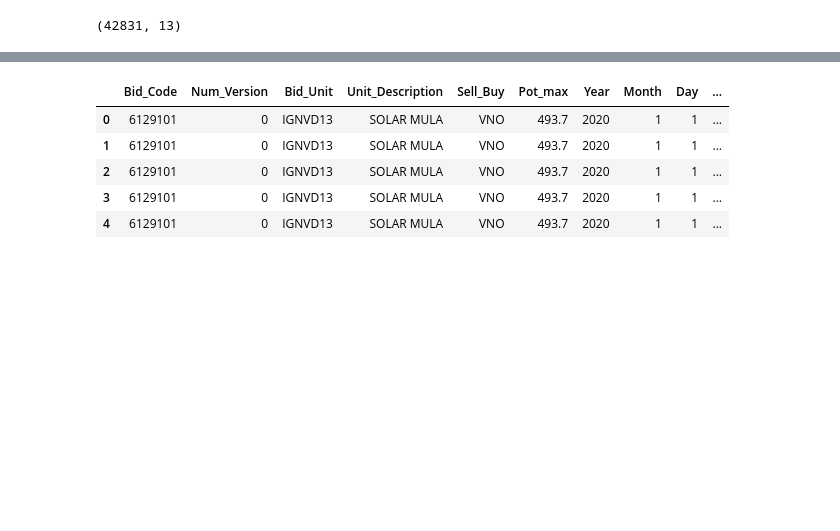
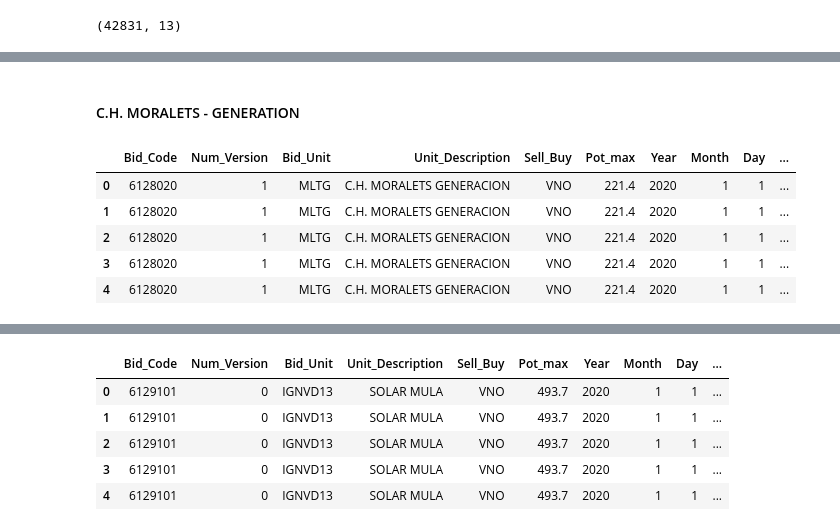
Before and after one commit to luisdelpozo/TFM, a Jupyter notebook: 02_RawData_OMIE_UNITS.ipynb, the cells around one changed output, grey strips where cells are left out. Drawn from its saved outputs; the diff is of its cells as text; code cells hidden in the pictures; blank space fills up the shorter version.

```diff
--- a/02_RawData_OMIE_UNITS.ipynb
+++ b/02_RawData_OMIE_UNITS.ipynb
@@ -518,0 +513,2 @@ df_COFRENTES = df_sel_unit('COF1')
+# %% [markdown]
+#### C.H. MORALETS - GENERATION
@@ -518,0 +517,9 @@ df_COFRENTES = df_sel_unit('COF1')
+# %%
+df_MORALETS.head()
+# %% [output]
+|  | Bid_Code | Num_Version | Bid_Unit | Unit_Description | Sell_Buy | Pot_max | Year | Month | Day | ... |
+| 0 | 6128020 | 1 | MLTG | C.H. MORALETS GENERACION | VNO | 221.4 | 2020 | 1 | 1 | ... |
+| 1 | 6128020 | 1 | MLTG | C.H. MORALETS GENERACION | VNO | 221.4 | 2020 | 1 | 1 | ... |
+| 2 | 6128020 | 1 | MLTG | C.H. MORALETS GENERACION | VNO | 221.4 | 2020 | 1 | 1 | ... |
+| 3 | 6128020 | 1 | MLTG | C.H. MORALETS GENERACION | VNO | 221.4 | 2020 | 1 | 1 | ... |
+| 4 | 6128020 | 1 | MLTG | C.H. MORALETS GENERACION | VNO | 221.4 | 2020 | 1 | 1 | ... |
```
Also changed, not shown: parts of 178 cells of this notebook, 4 other files.
